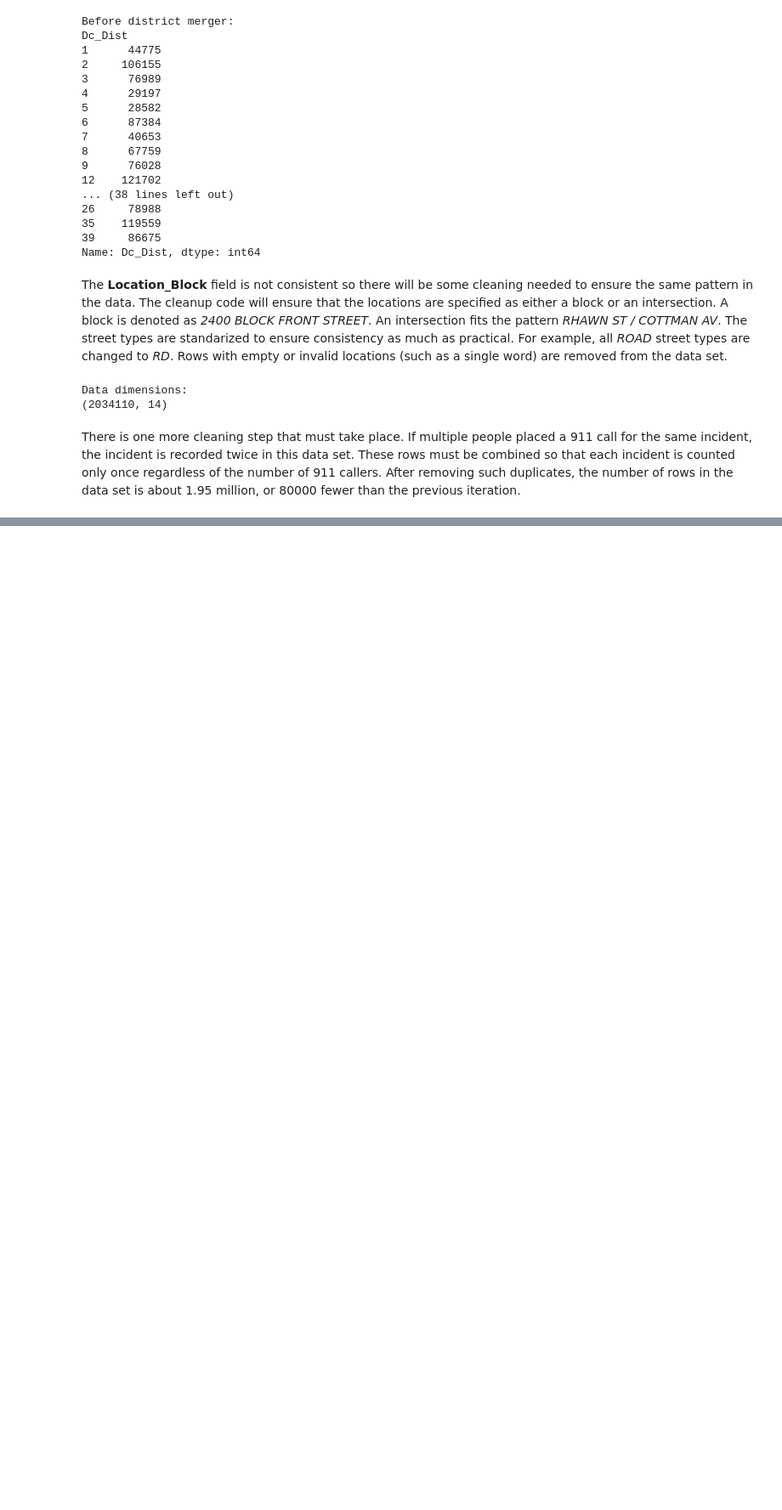
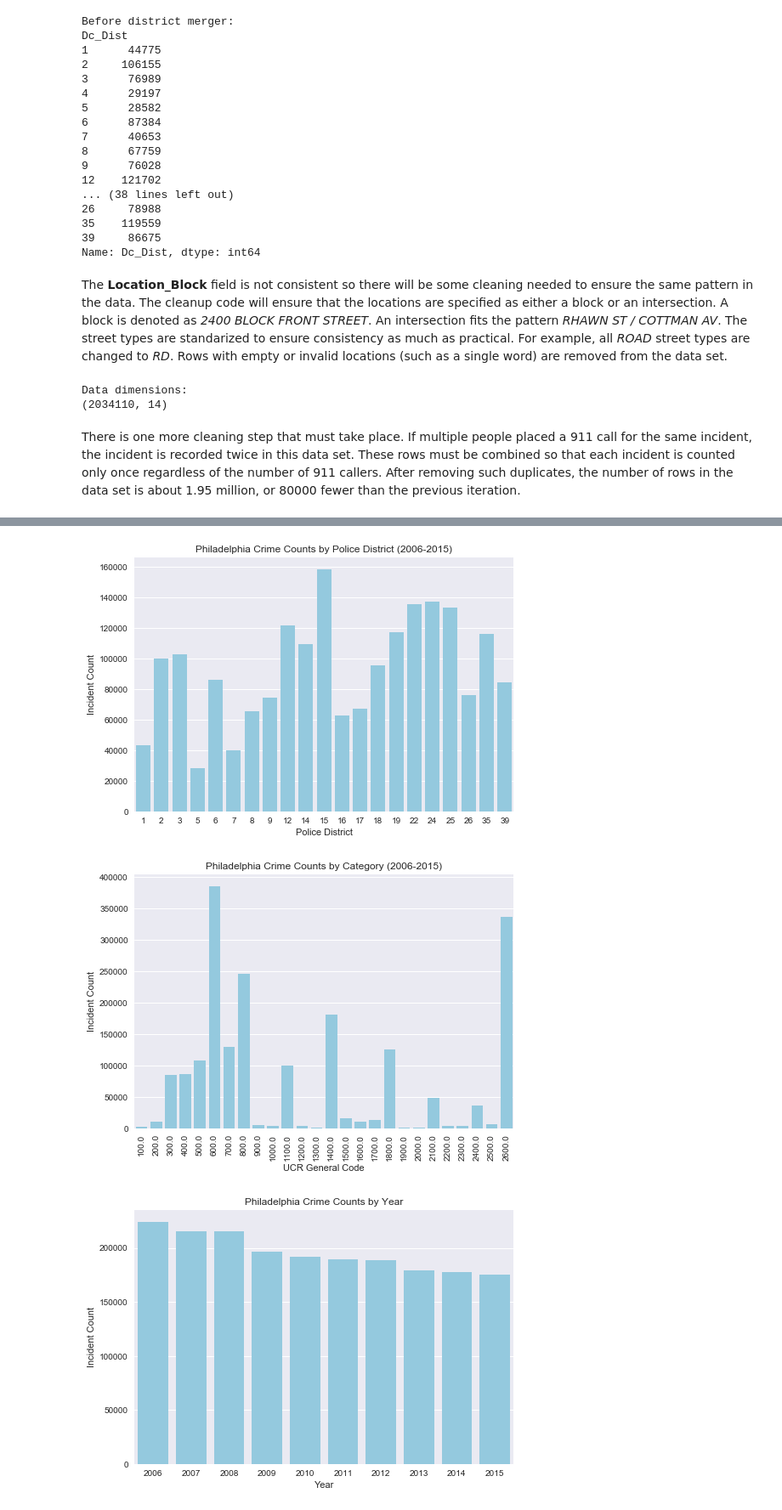
Before and after one commit to William-McKee/philadelphia_crime_data, a Jupyter notebook: Philadelphia_Crime_Data.ipynb, the cells around one changed output, grey strips where cells are left out. Shown at 85% size. Cells and saved outputs as stored; diff of their text form; code cells hidden in the pictures; blank space fills up the shorter version.

Commit message:
Add files via upload
Univariate data analysis completed

```diff
--- a/Philadelphia_Crime_Data.ipynb
+++ b/Philadelphia_Crime_Data.ipynb
@@ -384,10 +384,7 @@ Data dimensions:
 There is one more cleaning step that must take place.  If multiple people placed a 911 call for the same incident, the incident is recorded twice in this data set.  These rows must be combined so that each incident is counted only once regardless of the number of 911 callers.  After removing such duplicates, the number of rows in the data set is about 1.95 million, or 80000 fewer than the previous iteration.
 # %%
 # Try groupby to remove duplicates
-crime_data = crime_data[['Dispatch_Date_Time', 'Location_Block', 'UCR_General', 'Text_General_Code']].drop_duplicates()
-
-# Sort data set to better see repeat incidents
-crime_data.sort_values(['Dispatch_Date_Time'], ascending=False, inplace=True)
+crime_data = crime_data.drop_duplicates(['Dispatch_Date_Time', 'Location_Block', 'UCR_General', 'Text_General_Code'])
 
 # How large is data set now?
 print("Data dimensions: ")
@@ -399,0 +397,12 @@ Data dimensions:
+# %%
+def get_year(year_month_item):
+    ''' Apply function to add only the year as a field in the data set'''
+    return year_month_item[:4]
+
+def get_month(year_month_item):
+    ''' Apply function to add only the month as a field in the data set'''
+    return year_month_item[5:]
+
+# See if we can get year, month as separate fields in dataset - easier to plot these!
+crime_data['Year'] = crime_data['Month'].apply(get_year)
+crime_data['Actual_Month'] = crime_data['Month'].apply(get_month)
@@ -399,0 +421,61 @@ Data dimensions:
+# %%
+# What parts of the city have the most crime?
+# Police District Plot
+# Over 100K incidents: 2, 3, 12, 14, 15, 19, 22, 24, 25, and 35
+# Over 120K incidents: 12, 15, 22, 24, 25
+dist_bins = np.array([1, 2, 3, 5, 6, 7, 8, 9, 12, 14, 15, 16, 17, 18, 19, 22, 24, 25, 26, 35, 39])
+sns.countplot(crime_data['Dc_Dist'], color='skyblue')
+plt.title("Philadelphia Crime Counts by Police District (2006-2015)")
+plt.xlabel("Police District")
+plt.ylabel("Incident Count")
+plt.show()
+
+# Which crimes are most frequently committed?
+# UCR General Plot
+# Crime types with over 100000 incidents in ten year period
+#  500 = Burglary
+#  600 = Theft
+#  700 = Motor Vehicle Theft
+#  800 = Other Assaults
+# 1100 = Fraud
+# 1400 = Vandalism
+# 1800 = Narcotics Violations
+ucr_bins = np.arange(50,2650,100)
+sns.countplot(crime_data['UCR_General'], color='skyblue')
+plt.title("Philadelphia Crime Counts by Category (2006-2015)")
+plt.xlabel("UCR General Code")
+plt.ylabel("Incident Count")
+plt.xticks(rotation=90)
+plt.show()
+
+# How has crime changed over time?
+# The number of incidents have decreased in every year between 2006 and 2015.
+# 2008 was the most recent year with above 200K incidents in the city.
+sns.countplot(crime_data['Year'], color='skyblue')
+plt.title("Philadelphia Crime Counts by Year")
+plt.xlabel("Year")
+plt.ylabel("Incident Count")
+plt.show()
+
+# What times of year have the most crimes committed?
+# The winter months see the fewest crimes committed - crooks don't like the cold!
+# Spring to fall months see well over 150K cumulative incidents each from 2006 through 2015
+sns.countplot(crime_data['Actual_Month'], color='skyblue')
+plt.title("Philadelphia Crime Counts by Month (2006-2015)")
+plt.xlabel("Month")
+plt.ylabel("Incident Count")
+plt.show()
+
+# What times of day do we see the most crimes committed?
+# Late afternoon and evening hours (1600 through 2000) see the most committed crimes.
+# Crime declines rapidly after midnight and does not increase until the morning commute.
+# Early morning is the safest time of day in Philadelphia.
+sns.countplot(crime_data['Hour'], color='skyblue')
+plt.title("Philadelphia Crime Counts by Hour (2006-2015)")
+plt.xlabel("Hour")
+plt.ylabel("Incident Count")
+plt.show()
+# %% [output]
+[figure, added]
+[figure, added]
+[figure, added]
```
Also changed, not shown: parts of 7 cells of this notebook.
